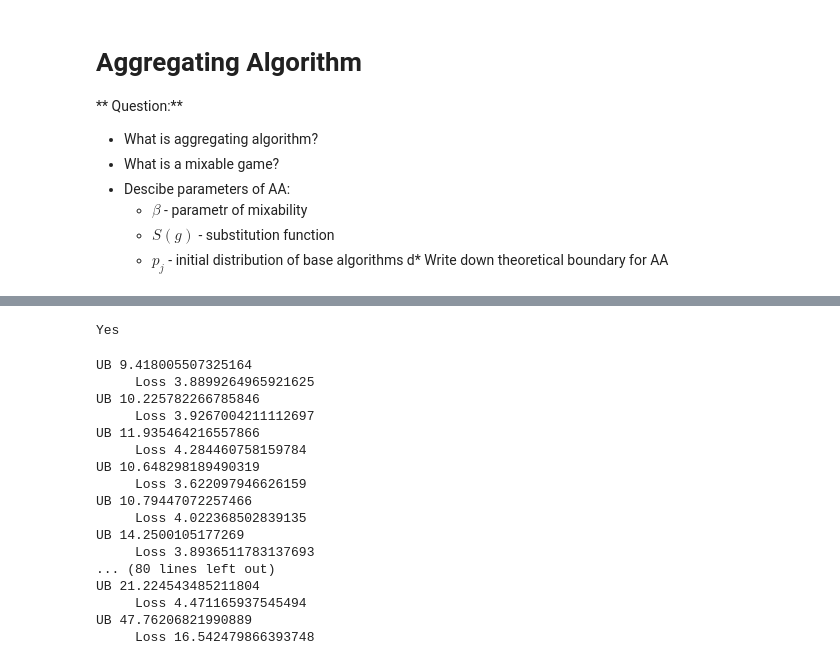
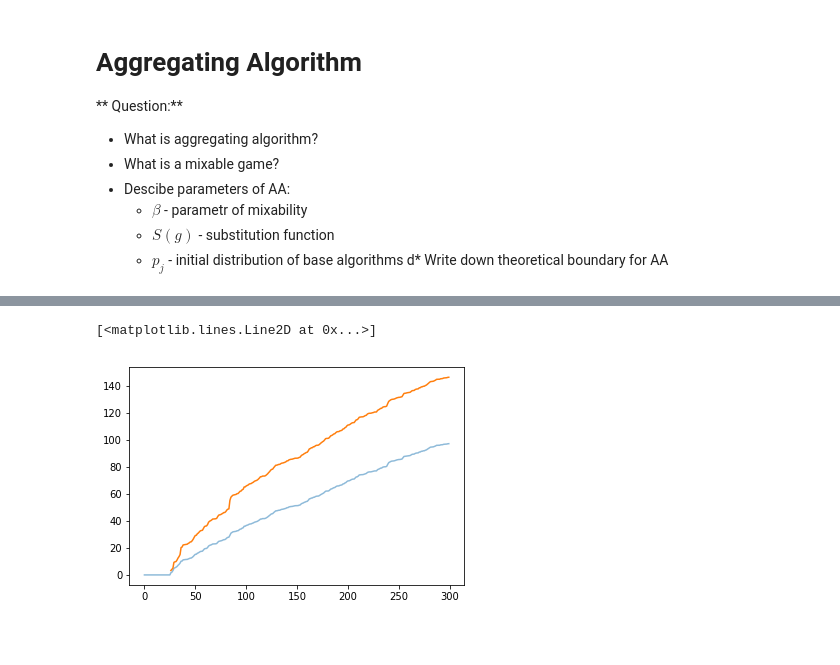
Before and after one commit to aromanenko/AggregatingAlgorithm, a Jupyter notebook: induction/realize_compositions_answ.ipynb, the cells around one changed output, grey strips where cells are left out. Cells and saved outputs as stored; diff of their text form; code cells hidden in the pictures; blank space fills up the shorter version.

Commit message:
fixed error being greater then bound

```diff
--- a/induction/realize_compositions_answ.ipynb
+++ b/induction/realize_compositions_answ.ipynb
@@ -305,6 +276,0 @@ array([False,  True])
-# %%
-g=[0, np.Inf]
-if any (a):
-    print('Yes')
-# %% [output]
-Yes
@@ -445,40 +398,38 @@ def aa_composition(x, h, params, function = MAE, debug = False):
 
 h =1 # forecast horizon
 
-base_algs = [{'base_alg':'InitExponentialSmoothing', 'base_alg_params':{'alpha':0.9, 'AdaptationPeriod':10}},
-            {'base_alg':'AdaptiveExponentialSmoothing', 'base_alg_params':{'alpha':0.2,'gamma':0.01, 'AdaptationPeriod':10}},
-            #{'base_alg':'AdaptiveExponentialSmoothing', 'base_alg_params':{'alpha':0.2,'gamma':1, 'AdaptationPeriod':10}}
-#            {'base_alg':'AdaptiveSimpleExponentialSmoothing', 'base_algs_params':{'alpha':0.1, 'gamma':0.01}},
+base_algs = [{'base_alg':'InitExponentialSmoothing',
+              'base_alg_params':{'alpha':0.9, 'AdaptationPeriod':10}},
+            {'base_alg':'AdaptiveExponentialSmoothing',
+             'base_alg_params':{'alpha':0.2,'gamma':0.01, 'AdaptationPeriod':10}},
+            #{'base_alg':'AdaptiveExponentialSmoothing',
+            #'base_alg_params':{'alpha':0.2,'gamma':1, 'AdaptationPeriod':10}}
+            #{'base_alg':'AdaptiveSimpleExponentialSmoothing',
+            #'base_algs_params':{'alpha':0.1, 'gamma':0.01}},
 ]
 
 # define base algorithm
-#base_algs = [{'base_alg':'InitExponentialSmoothing', 'base_alg_params':{'alpha':0.1, 'AdaptationPeriod':10}},
-#           {'base_alg':'AdaptiveExponentialSmoothing', 'base_alg_params':{'alpha':0.2,'gamma':0.01, 'AdaptationPeriod':10}}]
 frc_ts = pd.DataFrame(index = ts.index.append(
     pd.date_range(ts.index[-1]+timedelta(1), ts.index[-1]+timedelta(h))), columns = ts.columns)
 FRC_TS = dict()
 
 beta = 0.9
+bound_res = ensemble_losses_res = []
 for cntr in ts.columns:
-    frc_ts[cntr] = aa_composition(ts[cntr],h,
+    frc_ts[cntr], ensemble_losses, bound = aa_composition(ts[cntr],h,
                                   {'beta':0.9, 'weights': np.array([0.5, 0.5]), 'base_alg_params':base_algs},
                                   function = MAE, debug = True)
+    if (ensemble_losses != []):
+        bound_res = bound
+        ensemble_losses_res = ensemble_losses
 FRC_TS['AA beta %.2f' % (beta)] = frc_ts
-# %% [output]
-UB 9.418005507325164
-     Loss 3.8899264965921625
-UB 10.225782266785846
-     Loss 3.9267004211112697
-UB 11.935464216557866
-     Loss 4.284460758159784
-UB 10.648298189490319
-     Loss 3.622097946626159
-UB 10.79447072257466
-     Loss 4.022368502839135
-UB 14.2500105177269
-     Loss 3.8936511783137693
-... (80 lines left out)
-UB 21.224543485211804
-     Loss 4.471165937545494
-UB 47.76206821990889
-     Loss 16.542479866393748
+# %%
+import matplotlib.pyplot as plt
+
+#ensemble_losses.append(10)
+ll = 300
+plt.plot(range(len(ensemble_losses_res[:ll])), np.array(ensemble_losses_res[:ll]), alpha = 0.5)
+plt.plot(range(len(bound_res[:ll])), np.array(bound_res[:ll]))
+# %% [output]
+[<matplotlib.lines.Line2D at 0x...>]
+[figure, added]
```
Also changed, not shown: parts of 10 cells of this notebook.
